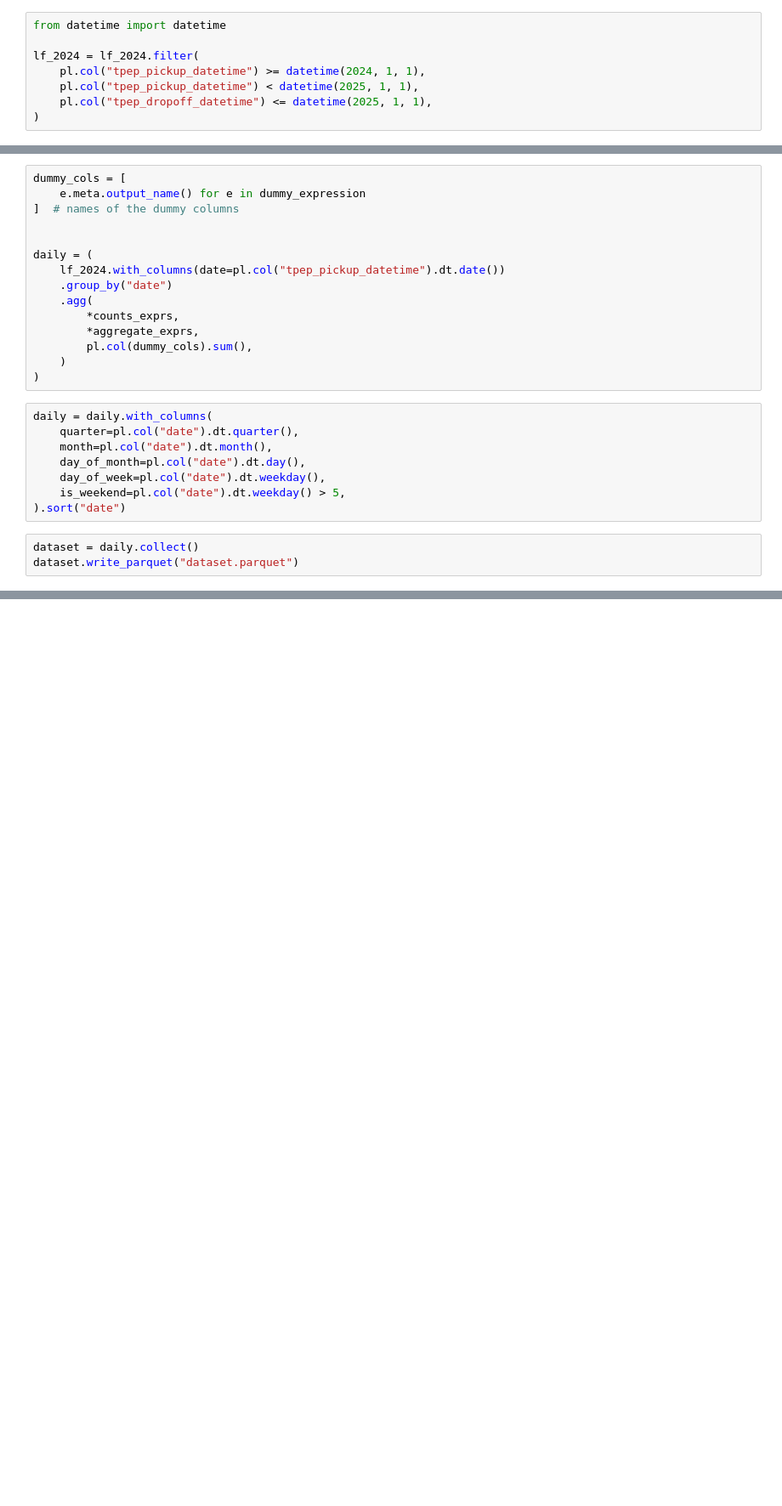
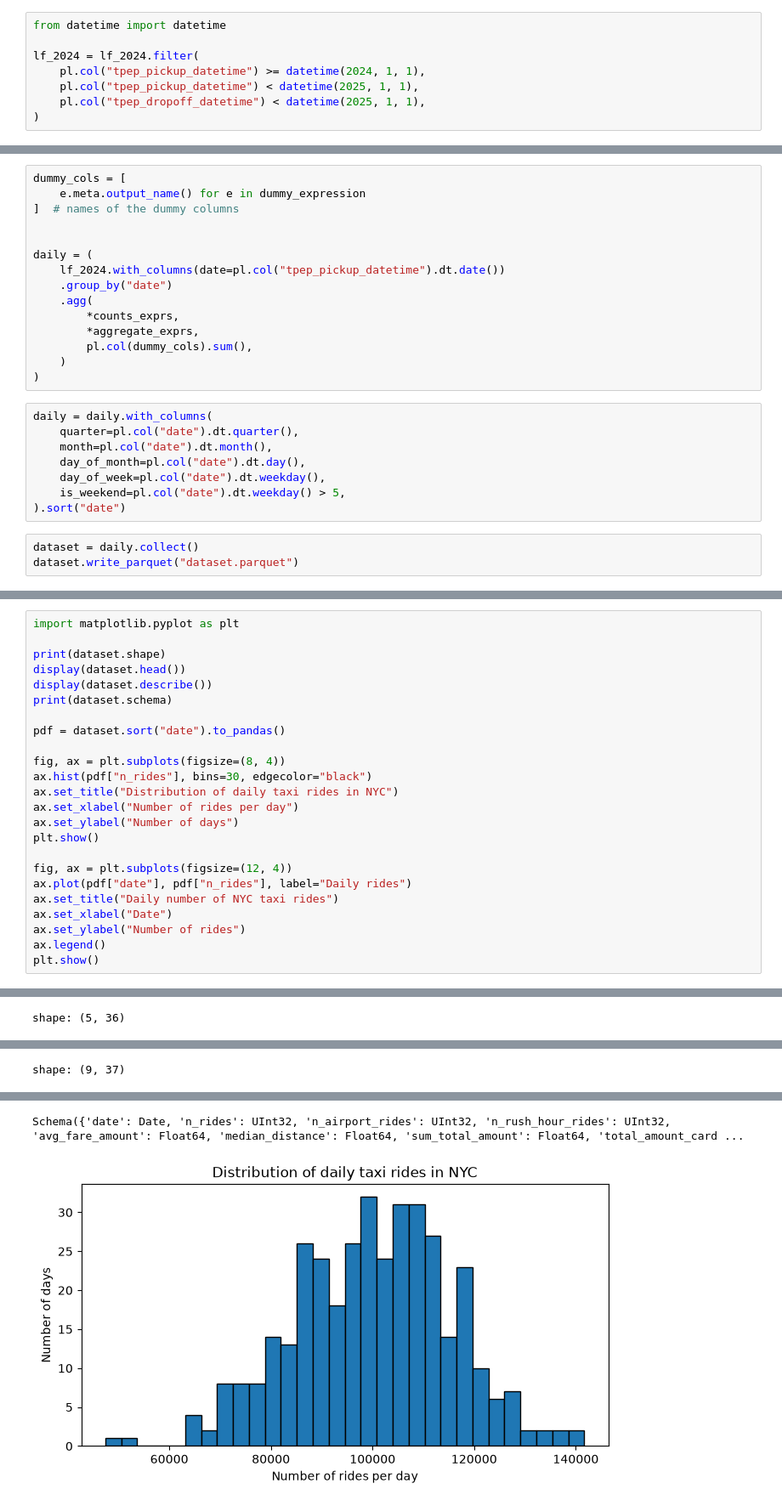
Before and after one commit to hylaj/MLOps, a Jupyter notebook: homework03/homework-polars.ipynb, the cells around one changed output, grey strips where cells are left out. Shown at 85% size. Cells and saved outputs as stored; diff of their text form; blank space fills up the shorter version.

```diff
--- a/homework03/homework-polars.ipynb
+++ b/homework03/homework-polars.ipynb
@@ -86,7 +86,7 @@ from datetime import datetime
 lf_2024 = lf_2024.filter(
     pl.col("tpep_pickup_datetime") >= datetime(2024, 1, 1),
     pl.col("tpep_pickup_datetime") < datetime(2025, 1, 1),
-    pl.col("tpep_dropoff_datetime") <= datetime(2025, 1, 1),
+    pl.col("tpep_dropoff_datetime") < datetime(2025, 1, 1),
 )
 # %%
 zones = pl.read_csv(f"{DATA_DIR}/taxi_zone_lookup.csv")
@@ -318,0 +328,25 @@ dataset.write_parquet("dataset.parquet")
+# %%
+import matplotlib.pyplot as plt
+
+print(dataset.shape)
+display(dataset.head())
+display(dataset.describe())
+print(dataset.schema)
+
+pdf = dataset.sort("date").to_pandas()
+
+fig, ax = plt.subplots(figsize=(8, 4))
+ax.hist(pdf["n_rides"], bins=30, edgecolor="black")
+ax.set_title("Distribution of daily taxi rides in NYC")
+ax.set_xlabel("Number of rides per day")
+ax.set_ylabel("Number of days")
+plt.show()
+
+fig, ax = plt.subplots(figsize=(12, 4))
+ax.plot(pdf["date"], pdf["n_rides"], label="Daily rides")
+ax.set_title("Daily number of NYC taxi rides")
+ax.set_xlabel("Date")
+ax.set_ylabel("Number of rides")
+ax.legend()
+plt.show()
+# %% [output]
@@ -318,0 +354 @@ dataset.write_parquet("dataset.parquet")
+shape: (5, 36)
@@ -318,0 +362 @@ dataset.write_parquet("dataset.parquet")
+shape: (9, 37)
@@ -318,0 +374,2 @@ dataset.write_parquet("dataset.parquet")
+Schema({'date': Date, 'n_rides': UInt32, 'n_airport_rides': UInt32, 'n_rush_hour_rides': UInt32, 'avg_fare_amount': Float64, 'median_distance': Float64, 'sum_total_amount': Float64, 'total_amount_card ...
+[figure, added]
```
Also changed, not shown: parts of 3 cells of this notebook.
